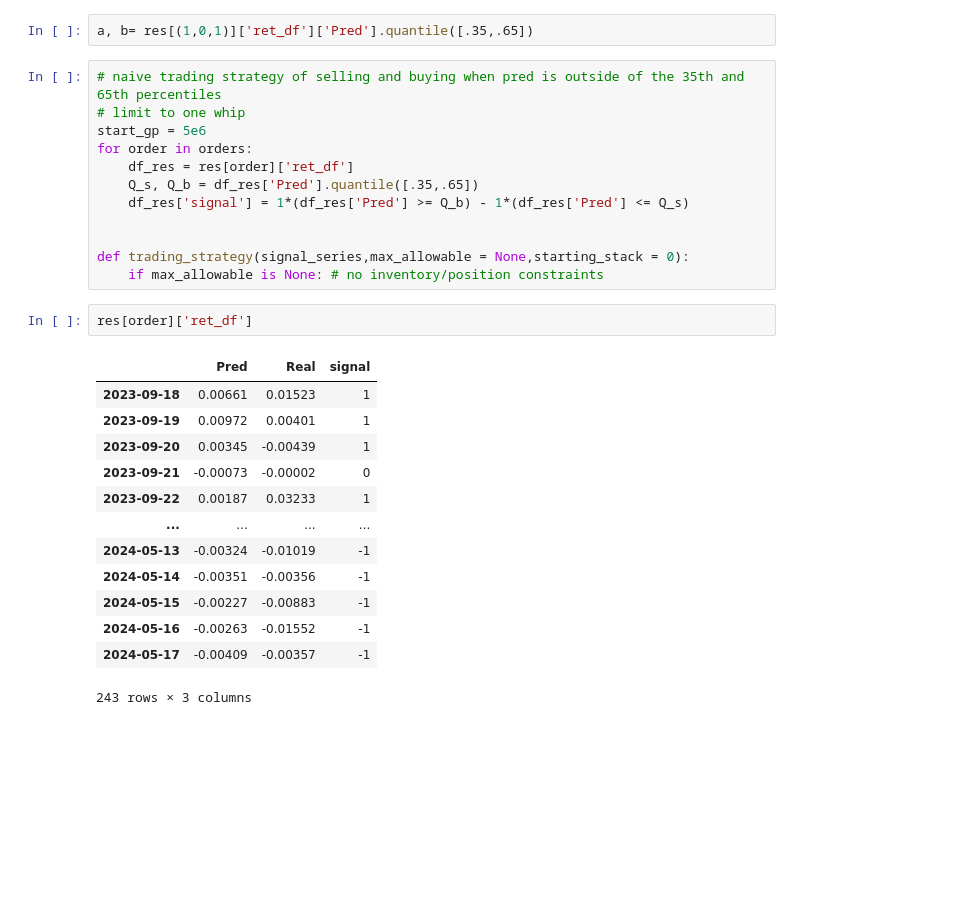
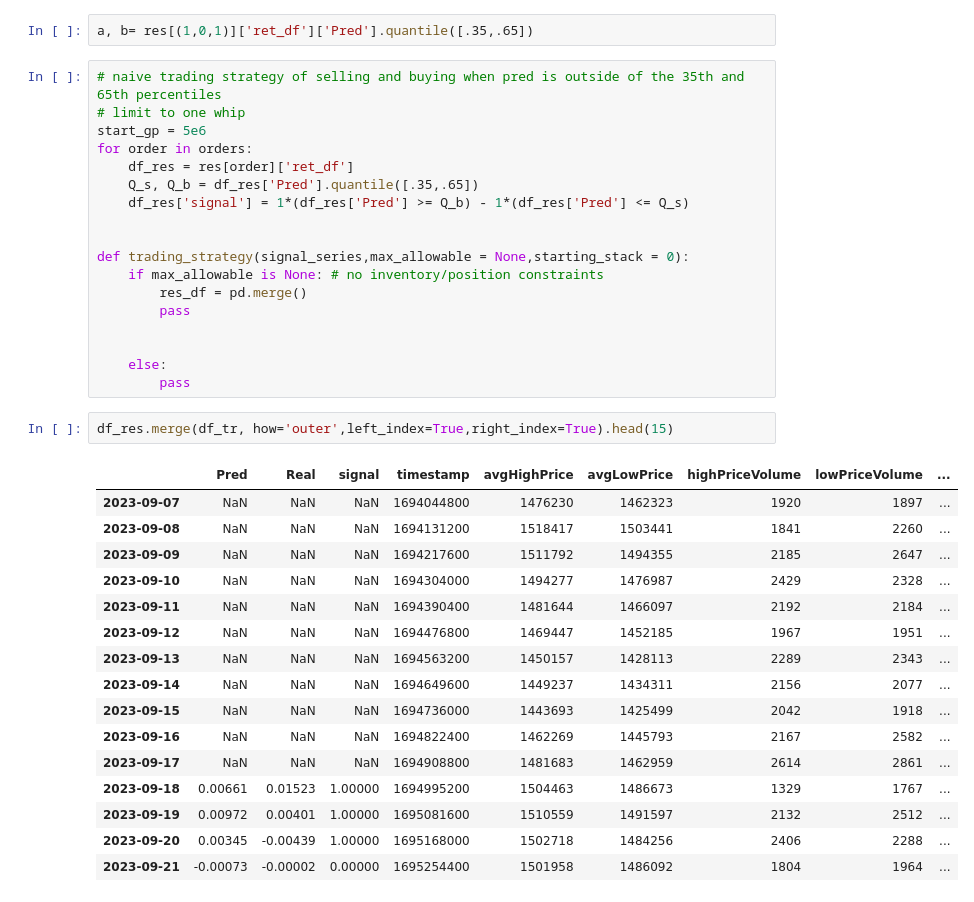
Before and after one commit to codyjcao/osrs-ge, a Jupyter notebook: osrs_whip_experimenting.ipynb, the cells around one changed output. Drawn from its saved outputs; the diff is of its cells as text; blank space fills up the shorter version.

```diff
--- a/osrs_whip_experimenting.ipynb
+++ b/osrs_whip_experimenting.ipynb
@@ -193,19 +193,28 @@ for order in orders:
 
 def trading_strategy(signal_series,max_allowable = None,starting_stack = 0):
     if max_allowable is None: # no inventory/position constraints
+        res_df = pd.merge()
+        pass
+
+
+    else:
+        pass
-# %%
-res[order]['ret_df']
-# %% [output]
-|  | Pred | Real | signal |
-| 2023-09-18 | 0.00661 | 0.01523 | 1 |
-| 2023-09-19 | 0.00972 | 0.00401 | 1 |
-| 2023-09-20 | 0.00345 | -0.00439 | 1 |
-| 2023-09-21 | -0.00073 | -0.00002 | 0 |
-| 2023-09-22 | 0.00187 | 0.03233 | 1 |
-| ... | ... | ... | ... |
-| 2024-05-13 | -0.00324 | -0.01019 | -1 |
-| 2024-05-14 | -0.00351 | -0.00356 | -1 |
-| 2024-05-15 | -0.00227 | -0.00883 | -1 |
-| 2024-05-16 | -0.00263 | -0.01552 | -1 |
-| 2024-05-17 | -0.00409 | -0.00357 | -1 |
-243 rows × 3 columns
+# %%
+df_res.merge(df_tr, how='outer',left_index=True,right_index=True).head(15)
+# %% [output]
+|  | Pred | Real | signal | timestamp | avgHighPrice | avgLowPrice | highPriceVolume | lowPriceVolume | ... |
+| 2023-09-07 | NaN | NaN | NaN | 1694044800 | 1476230 | 1462323 | 1920 | 1897 | ... |
+| 2023-09-08 | NaN | NaN | NaN | 1694131200 | 1518417 | 1503441 | 1841 | 2260 | ... |
+| 2023-09-09 | NaN | NaN | NaN | 1694217600 | 1511792 | 1494355 | 2185 | 2647 | ... |
+| 2023-09-10 | NaN | NaN | NaN | 1694304000 | 1494277 | 1476987 | 2429 | 2328 | ... |
+| 2023-09-11 | NaN | NaN | NaN | 1694390400 | 1481644 | 1466097 | 2192 | 2184 | ... |
+| 2023-09-12 | NaN | NaN | NaN | 1694476800 | 1469447 | 1452185 | 1967 | 1951 | ... |
+| 2023-09-13 | NaN | NaN | NaN | 1694563200 | 1450157 | 1428113 | 2289 | 2343 | ... |
+| 2023-09-14 | NaN | NaN | NaN | 1694649600 | 1449237 | 1434311 | 2156 | 2077 | ... |
+| 2023-09-15 | NaN | NaN | NaN | 1694736000 | 1443693 | 1425499 | 2042 | 1918 | ... |
+| 2023-09-16 | NaN | NaN | NaN | 1694822400 | 1462269 | 1445793 | 2167 | 2582 | ... |
+| 2023-09-17 | NaN | NaN | NaN | 1694908800 | 1481683 | 1462959 | 2614 | 2861 | ... |
+| 2023-09-18 | 0.00661 | 0.01523 | 1.00000 | 1694995200 | 1504463 | 1486673 | 1329 | 1767 | ... |
+| 2023-09-19 | 0.00972 | 0.00401 | 1.00000 | 1695081600 | 1510559 | 1491597 | 2132 | 2512 | ... |
+| 2023-09-20 | 0.00345 | -0.00439 | 1.00000 | 1695168000 | 1502718 | 1484256 | 2406 | 2288 | ... |
+| 2023-09-21 | -0.00073 | -0.00002 | 0.00000 | 1695254400 | 1501958 | 1486092 | 1804 | 1964 | ... |
```
Also changed, not shown: parts of 4 cells of this notebook, 33 other files.
